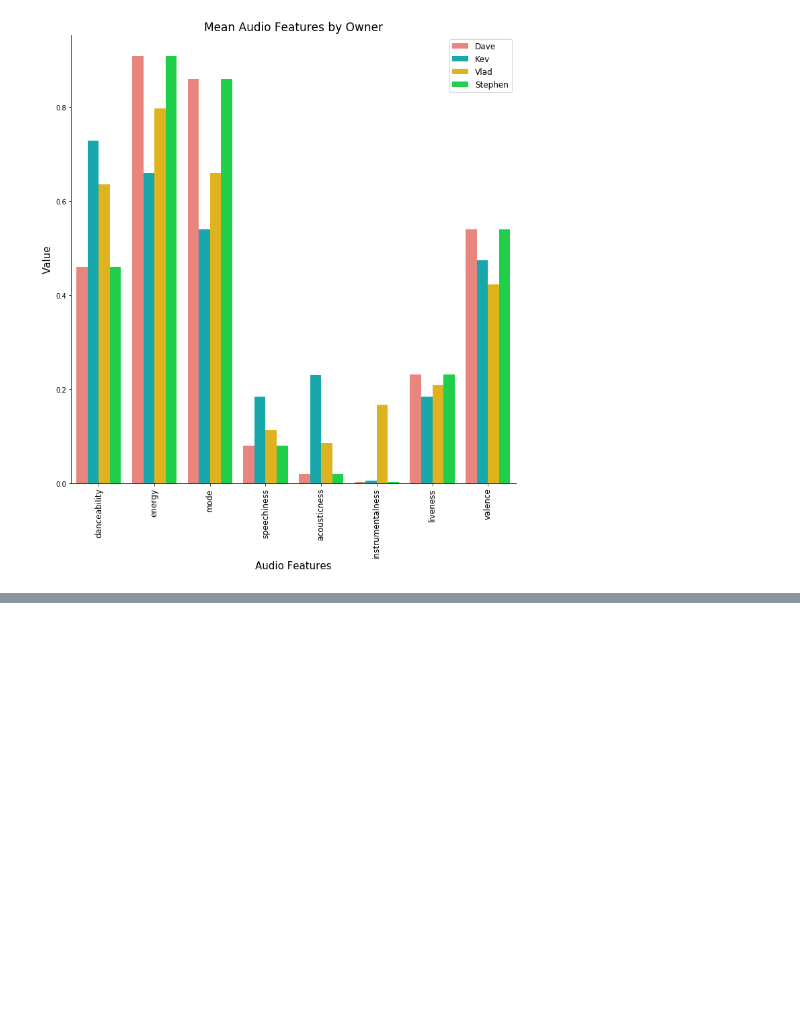
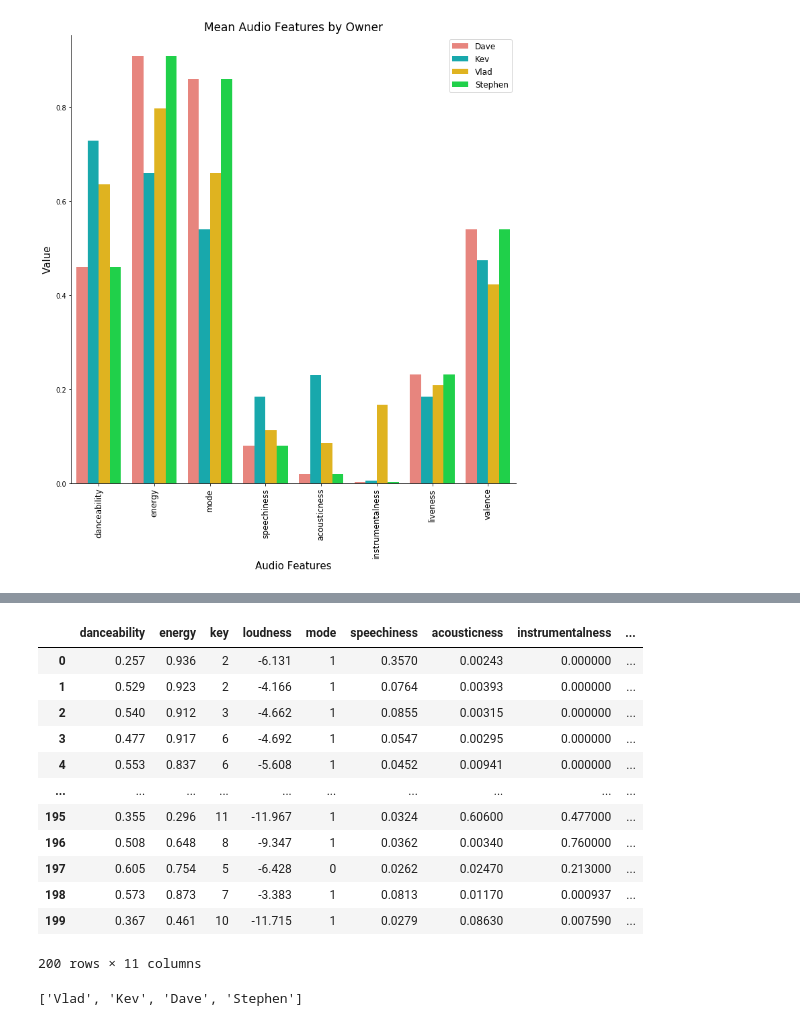
Before and after one commit to DHolowitz/FinalProject, a Jupyter notebook: Spotify Final Project v1.2.ipynb, the cells around one changed output, grey strips where cells are left out. Drawn from its saved outputs; the diff is of its cells as text; code cells hidden in the pictures; blank space fills up the shorter version.

```diff
--- a/Spotify Final Project v1.2.ipynb
+++ b/Spotify Final Project v1.2.ipynb
@@ -87,3 +93,25 @@ print(rf_cv.best_params_)
 y_pred = rf_cv.predict(x_test)
 acc_rfcv = accuracy_score(y_pred, y_test)*100
 print("Random Forest GridSearchCV:", acc_rfcv)
+# %%
+testdf = pd.read_csv("dfs/features.csv")
+testdf
+# %% [output]
+|  | danceability | energy | key | loudness | mode | speechiness | acousticness | instrumentalness | ... |
+| 0 | 0.257 | 0.936 | 2 | -6.131 | 1 | 0.3570 | 0.00243 | 0.000000 | ... |
+| 1 | 0.529 | 0.923 | 2 | -4.166 | 1 | 0.0764 | 0.00393 | 0.000000 | ... |
+| 2 | 0.540 | 0.912 | 3 | -4.662 | 1 | 0.0855 | 0.00315 | 0.000000 | ... |
+| 3 | 0.477 | 0.917 | 6 | -4.692 | 1 | 0.0547 | 0.00295 | 0.000000 | ... |
+| 4 | 0.553 | 0.837 | 6 | -5.608 | 1 | 0.0452 | 0.00941 | 0.000000 | ... |
+| ... | ... | ... | ... | ... | ... | ... | ... | ... | ... |
+| 195 | 0.355 | 0.296 | 11 | -11.967 | 1 | 0.0324 | 0.60600 | 0.477000 | ... |
+| 196 | 0.508 | 0.648 | 8 | -9.347 | 1 | 0.0362 | 0.00340 | 0.760000 | ... |
+| 197 | 0.605 | 0.754 | 5 | -6.428 | 0 | 0.0262 | 0.02470 | 0.213000 | ... |
+| 198 | 0.573 | 0.873 | 7 | -3.383 | 1 | 0.0813 | 0.01170 | 0.000937 | ... |
+| 199 | 0.367 | 0.461 | 10 | -11.715 | 1 | 0.0279 | 0.08630 | 0.007590 | ... |
+200 rows × 11 columns
+# %%
+owners = ['Vlad', 'Kev', 'Dave', 'Stephen']
+owners
+# %% [output]
+['Vlad', 'Kev', 'Dave', 'Stephen']
```
Also changed, not shown: parts of 8 cells of this notebook, 7 other files.
